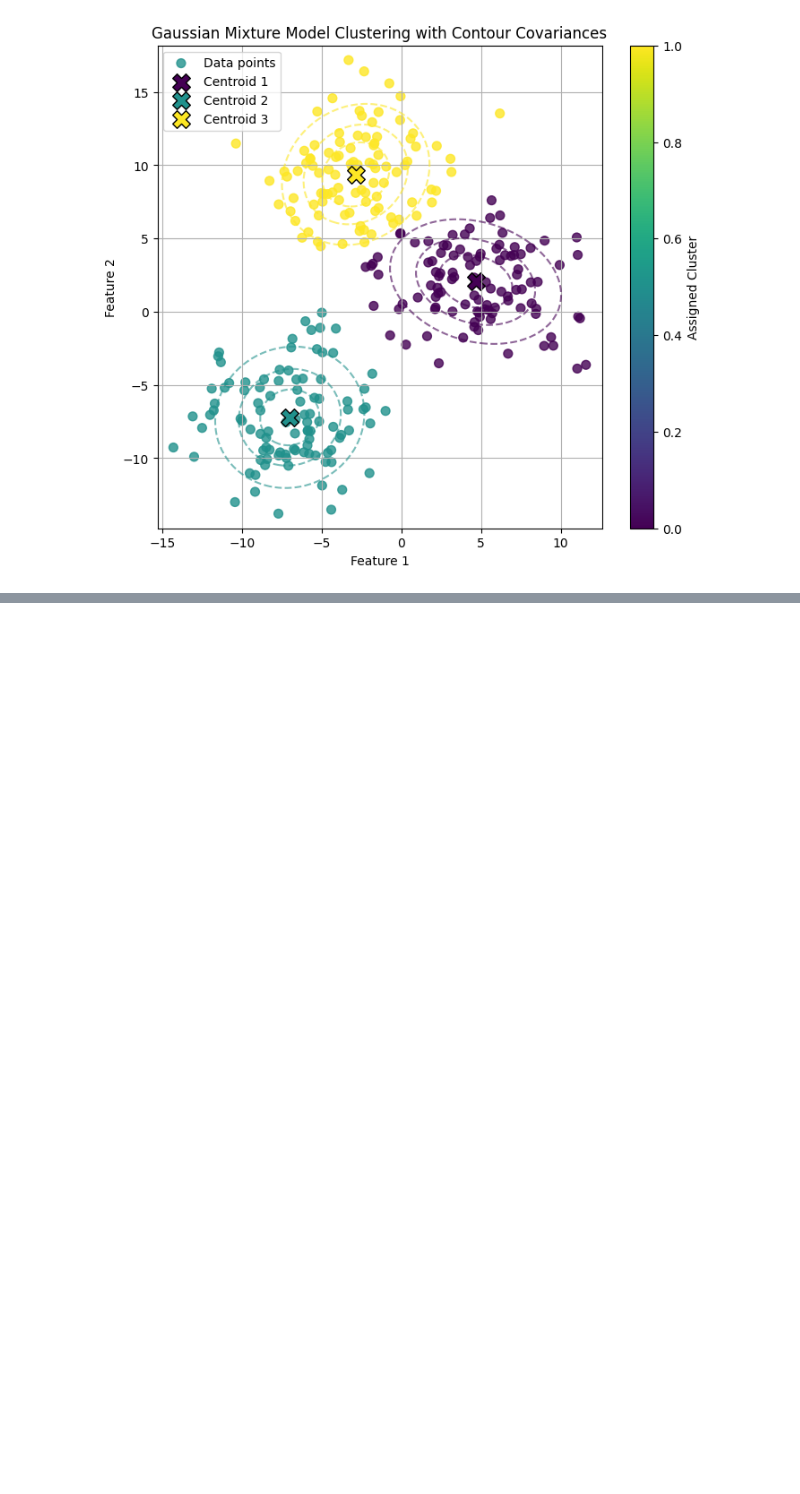
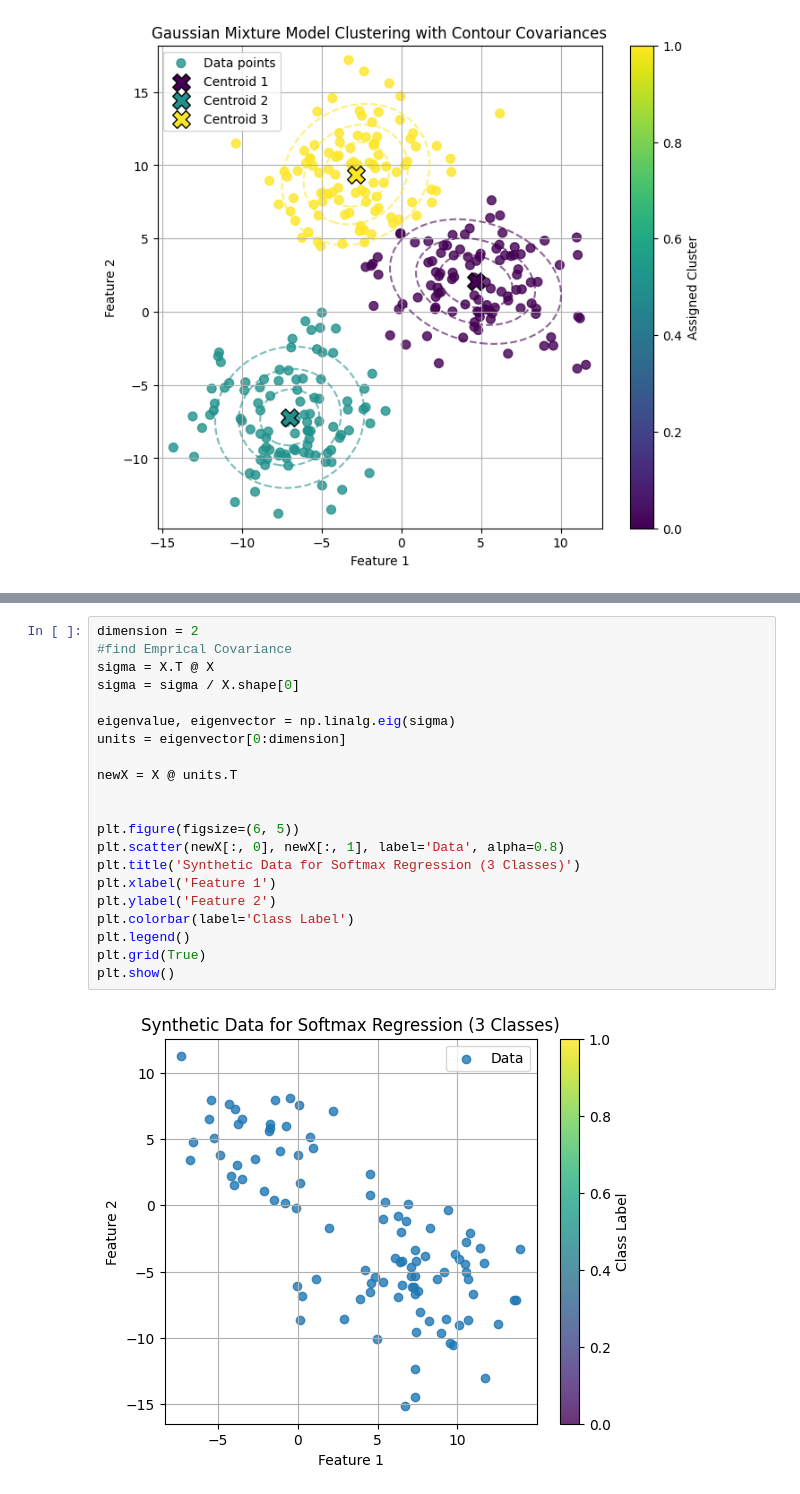
Before and after one commit to SeonUI/ML_CS229, a Jupyter notebook: 6_Unsupervised_Learning.ipynb, the cells around one changed output, grey strips where cells are left out. Drawn from its saved outputs; the diff is of its cells as text; blank space fills up the shorter version.

```diff
--- a/6_Unsupervised_Learning.ipynb
+++ b/6_Unsupervised_Learning.ipynb
@@ -334,0 +378,23 @@ plot_gmm(X, phi, mu, sigma)
+# %%
+dimension = 2
+#find Emprical Covariance
+sigma = X.T @ X
+sigma = sigma / X.shape[0]
+
+eigenvalue, eigenvector = np.linalg.eig(sigma)
+units = eigenvector[0:dimension]
+
+newX = X @ units.T
+
+
+plt.figure(figsize=(6, 5))
+plt.scatter(newX[:, 0], newX[:, 1], label='Data', alpha=0.8)
+plt.title('Synthetic Data for Softmax Regression (3 Classes)')
+plt.xlabel('Feature 1')
+plt.ylabel('Feature 2')
+plt.colorbar(label='Class Label')
+plt.legend()
+plt.grid(True)
+plt.show()
+# %% [output]
+[figure, added]
```
Also changed, not shown: parts of 7 cells of this notebook.
